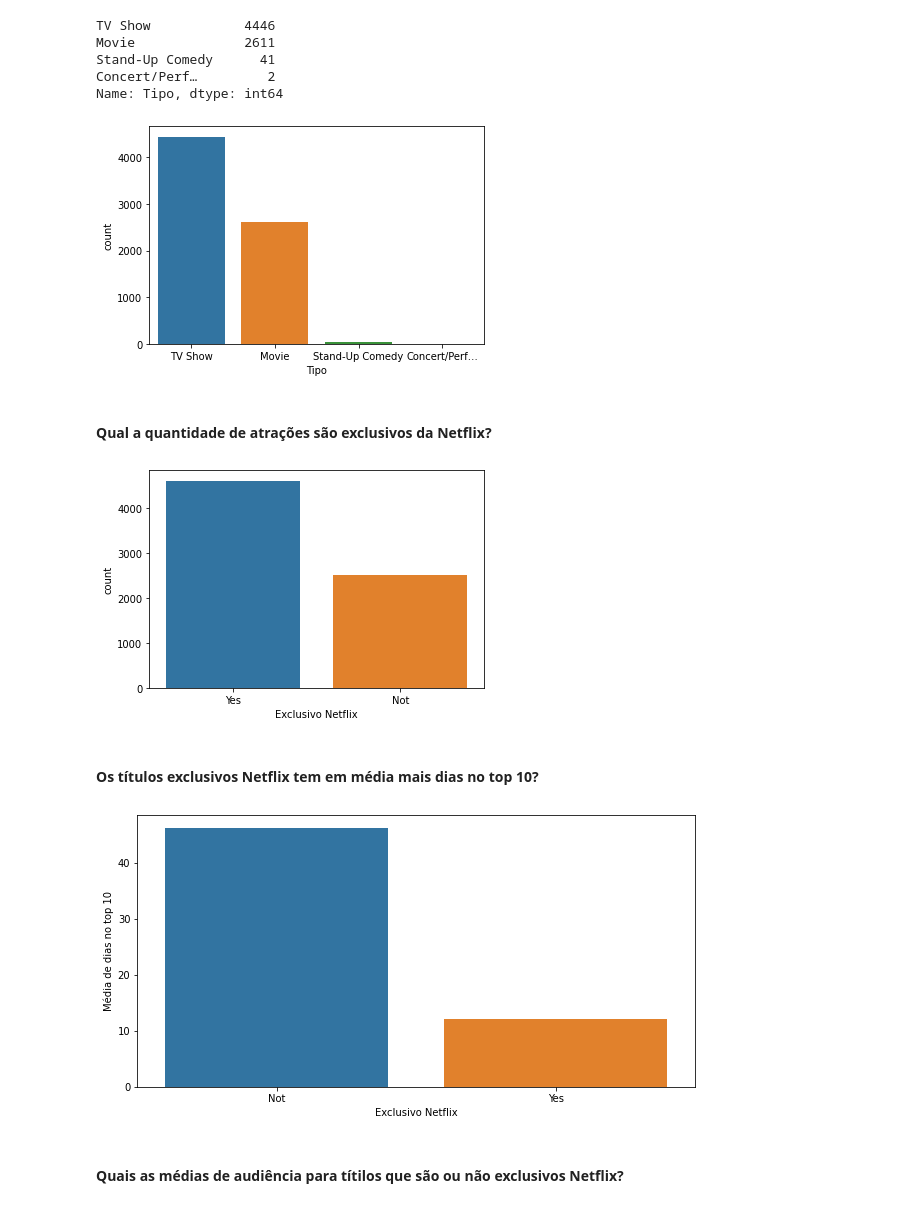
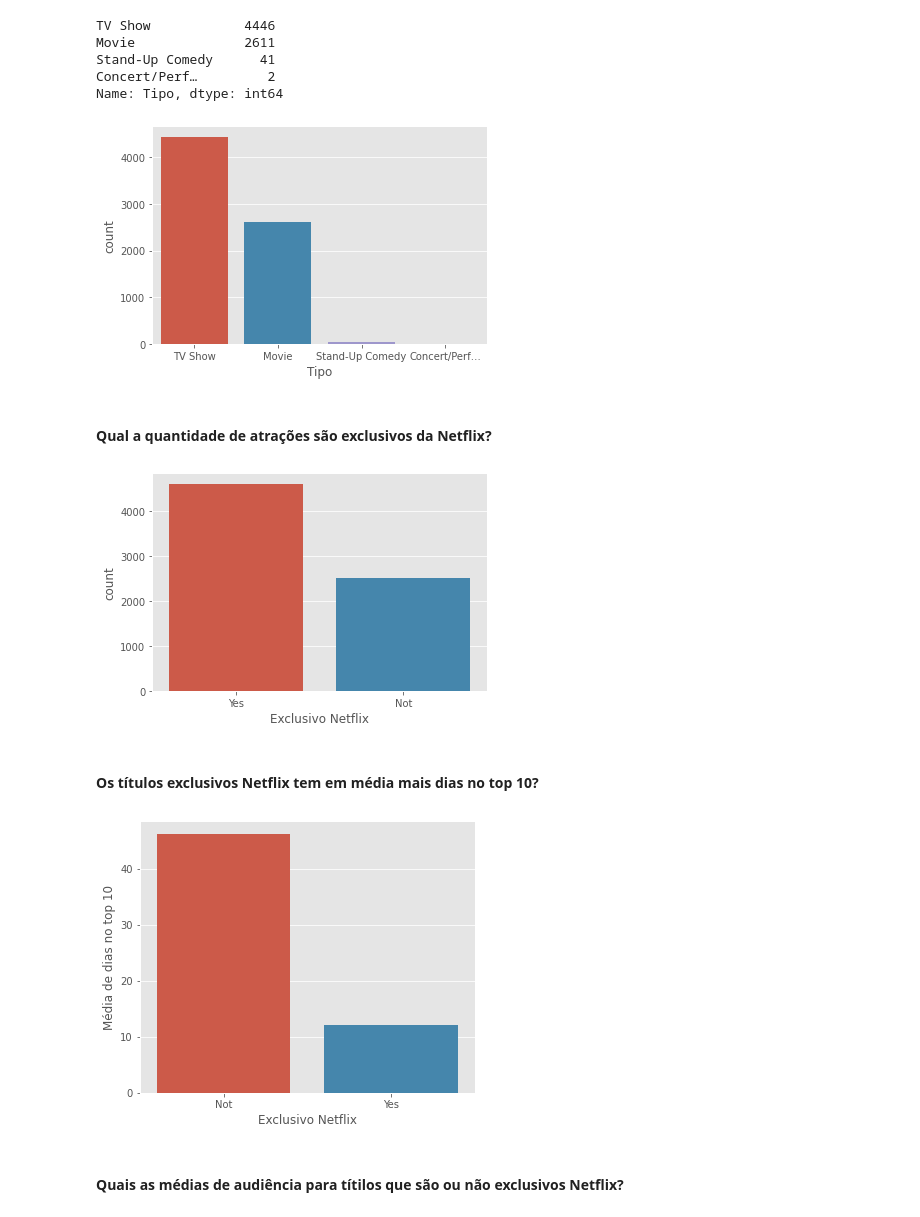
Before and after one commit to Blf100/Analise-de-dados-Netflix, a Jupyter notebook: Netflix.ipynb, the cells around one changed output. Saved outputs shown, nothing was run; the diff lists cells and outputs as text; code cells hidden in the pictures.

```diff
--- a/Netflix.ipynb
+++ b/Netflix.ipynb
@@ -10,7 +10,8 @@ O dataset utilizado nessa análise apresenta informações das 10 atrações mai
 import pandas as pd
 import numpy as np
 import matplotlib.pyplot as plt
-import seaborn as sn
+import seaborn as sns
+plt.style.use('ggplot')
 import warnings
 warnings.filterwarnings("ignore")
 # %% [markdown]
@@ -160,7 +161,7 @@ Name: Tipo, dtype: int64
 # %%
 sns.countplot(base['Tipo']);
 # %% [output]
-[figure, old version]
+[figure, new version]
 # %% [markdown]
 #### Qual a quantidade de atrações são exclusivos da Netflix?
 # %%
@@ -170,19 +171,19 @@ base['Exclusivo Netflix'].value_counts()
 # Plotando exclusivos netflix
 sns.countplot(base['Exclusivo Netflix']);
 # %% [output]
-[figure, old version]
+[figure, new version]
 # %% [markdown]
 #### Os títulos exclusivos Netflix tem em média mais dias no top 10?
 # %%
 # Média de dias no top 10 que saõ exclusivos netflix
 media_top10_exclusivo = base.groupby('Exclusivo Netflix').agg(
                                                               {'Dias no Top 10' : np.mean}).reset_index()
 media_top10_exclusivo.columns = ['Exclusivo Netflix', 'Média de dias no top 10']
 
-graf_barras_media_top10_exclusivo = plt.figure(figsize=(10,5))
+graf_barras_media_top10_exclusivo = plt.figure(figsize=(6,5))
 sns.barplot(x=media_top10_exclusivo['Exclusivo Netflix'], y=media_top10_exclusivo['Média de dias no top 10']);
 # %% [output]
-[figure, old version]
+[figure, new version]
 # %% [markdown]
 #### Quais as médias de audiência para títilos que são ou não exclusivos Netflix?
 # %%
```
Also changed, not shown: parts of 17 cells of this notebook.
